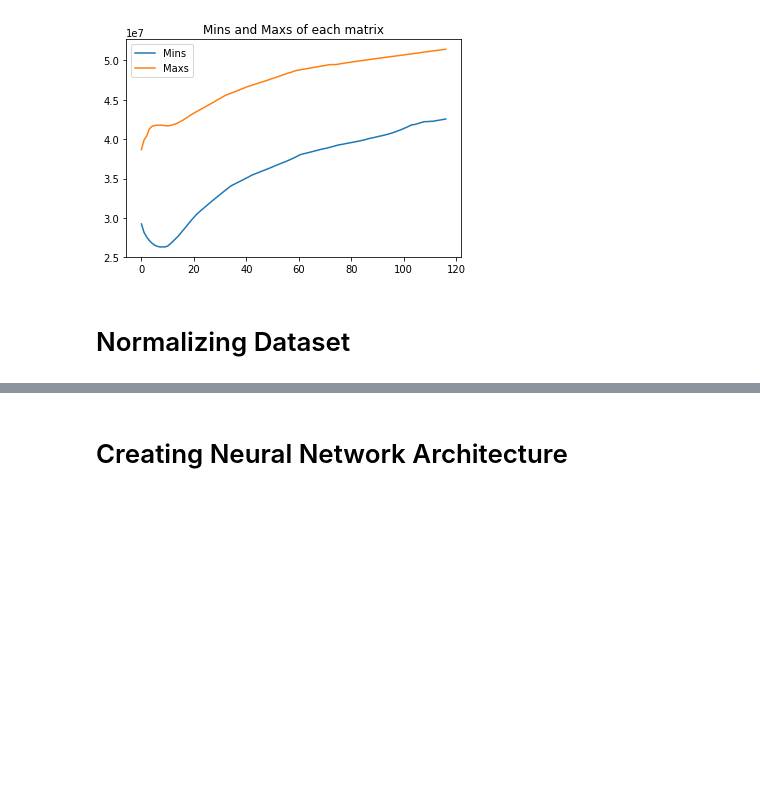
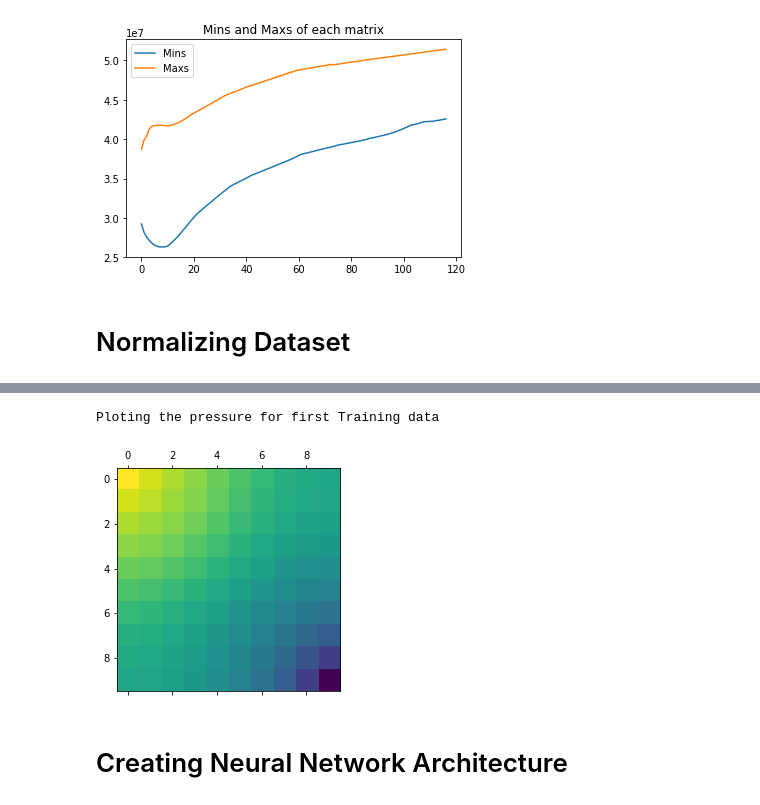
Before and after one commit to joey-lou/HyperGoon, a Jupyter notebook: Diyahir Exploratory Data Analysis.ipynb, the cells around one changed output, grey strips where cells are left out. Drawn from its saved outputs; the diff is of its cells as text; code cells hidden in the pictures; blank space fills up the shorter version.

```diff
--- a/Diyahir Exploratory Data Analysis.ipynb
+++ b/Diyahir Exploratory Data Analysis.ipynb
@@ -124,0 +158,7 @@ plt.show()
+# %%
+ X_train, X_test, y_train, y_test = train_test_split(X_normalized, Y_normalized,
+                                                     test_size =0.20,
+                                                     random_state=42,
+                                                    shuffle = True)
+y_train = np.expand_dims(y_train,axis = 5)
+y_test = np.expand_dims(y_test,axis = 5)
@@ -125,3 +175,10 @@ plt.show()
+# %%
+plt.matshow(X_train[0,:,:,0,0])
+print('Ploting the pressure for first Training data')
+plt.show()
+# %% [output]
+Ploting the pressure for first Training data
+[figure, added]
 # %% [markdown]
 # Creating Neural Network Architecture
 # %%
```
Also changed, not shown: parts of 9 cells of this notebook.
